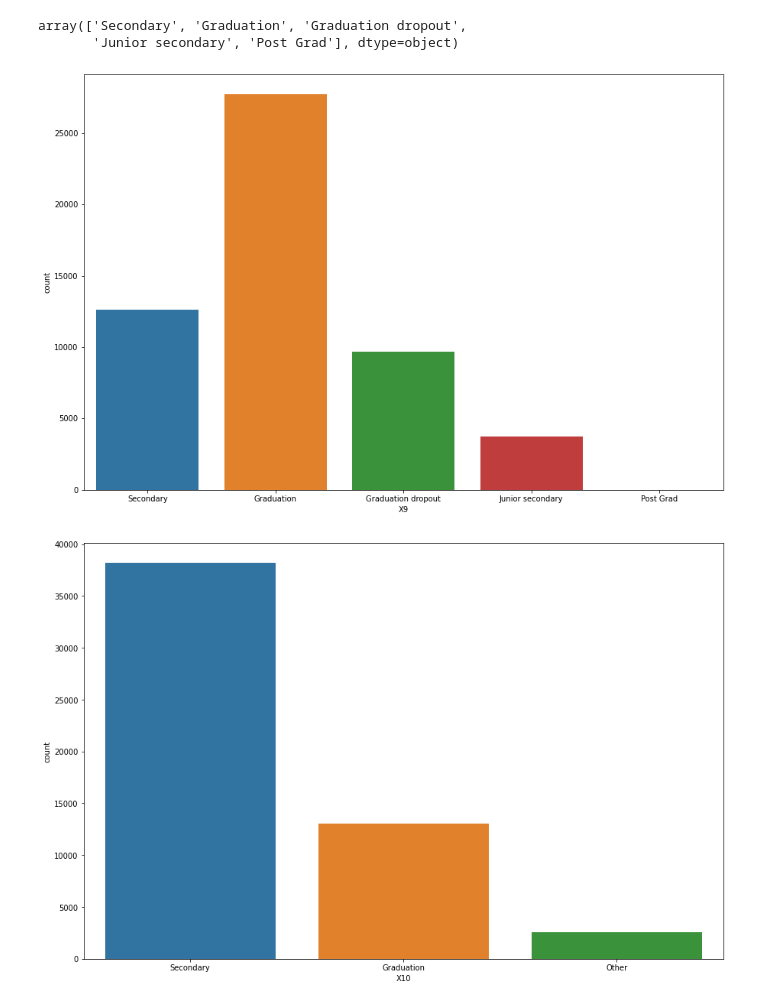
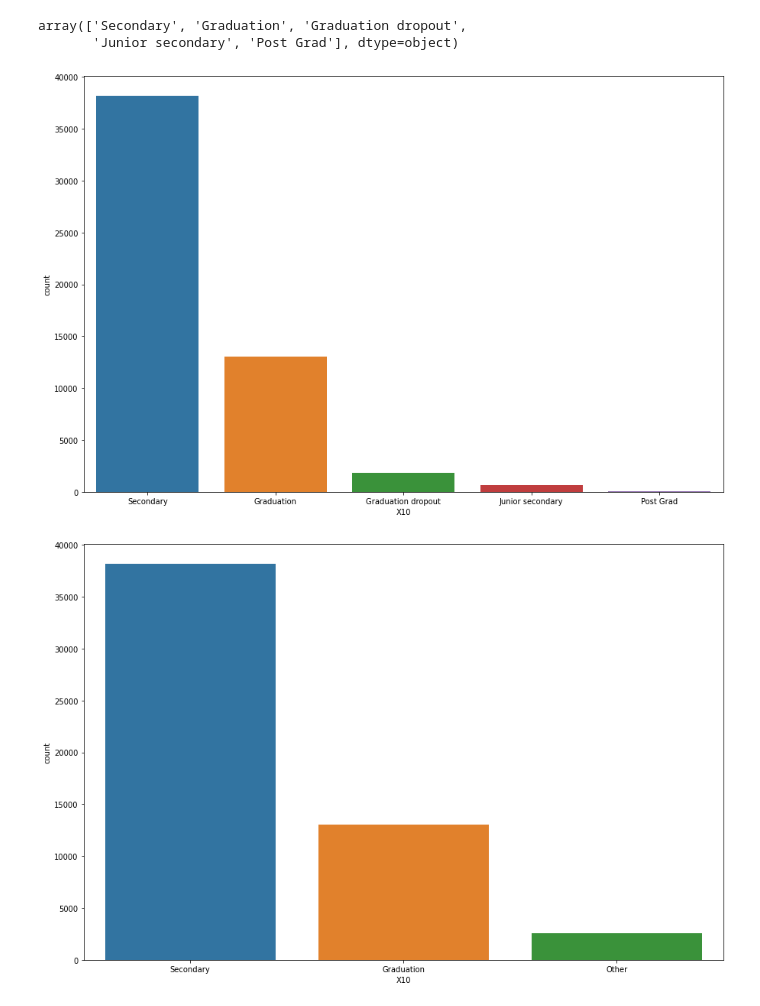
Before and after one commit to Asanka98/Regression, a Jupyter notebook: Logistic Regression/Logistic Regression V1.ipynb, the cells around one changed output. Cells and saved outputs as stored; diff of their text form; code cells hidden in the pictures.

```diff
--- a/Logistic Regression/Logistic Regression V1.ipynb
+++ b/Logistic Regression/Logistic Regression V1.ipynb
@@ -202,6 +203,33 @@ df_.describe(include='all')
 | 50% | NaN | 0.000000 | 0.000000 | 0.000000 | 1.000000 | 0.000000 | NaN | NaN | NaN | NaN | NaN | ... |
 | 75% | NaN | 1.000000 | 1.000000 | 1.000000 | 1.000000 | 1.000000 | NaN | NaN | NaN | NaN | NaN | ... |
 | max | NaN | 1.000000 | 1.000000 | 1.000000 | 1.000000 | 14.000000 | NaN | NaN | NaN | NaN | NaN | ... |
+# %%
+for k in range(0,9):
+
+    for x in df_['X'+str(k)]:
+
+        if (x == '$'):
+            df_.drop(df_[df_['X'+str(k)] == '$'].index, inplace = True)
+# %%
+for k in range(0,9):
+
+    for x in df_['X'+str(k)]:
+
+        if (x == '#VALUE!'):
+            df_.drop(df_[df_[f'X{k}'] == '#VALUE!'].index, inplace = True)
+# %%
+for k in range(0,9):
+
+    for x in df_['X'+str(k)]:
+
+        if (x == 'null'):
+            df_.drop(df_[df_[f'X{k}'] == 'null'].index, inplace = True)
+# %%
+for k in range(9,14):
+
+    for x in df_['X'+str(k)]:
+        if (x == 'XNA'):
+            df_.drop(df_[df_[f'X{k}'] == 'XNA'].index, inplace = True)
 # %%
 cols = df_.columns
 num_cols = df_._get_numeric_data().columns
@@ -326,11 +354,11 @@ array(['Secondary', 'Graduation', 'Graduation dropout',
 # %%
 fig = plt.figure()
 fig.set_size_inches(15, 10)
-pred_var = sns.countplot(X['X9'])
+pred_var = sns.countplot(X['X10'])
 pred_var.set_xticklabels(['Secondary', 'Graduation', 'Graduation dropout', 'Junior secondary', 'Post Grad'])
 plt.show()
 # %% [output]
-[figure, old version]
+[figure, new version]
 # %%
 X['X10'] = [x if x in ('Secondary', 'Graduation') else 'Other' for x in X['X10']]
 # %%
```
Also changed, not shown: parts of 19 cells of this notebook.
